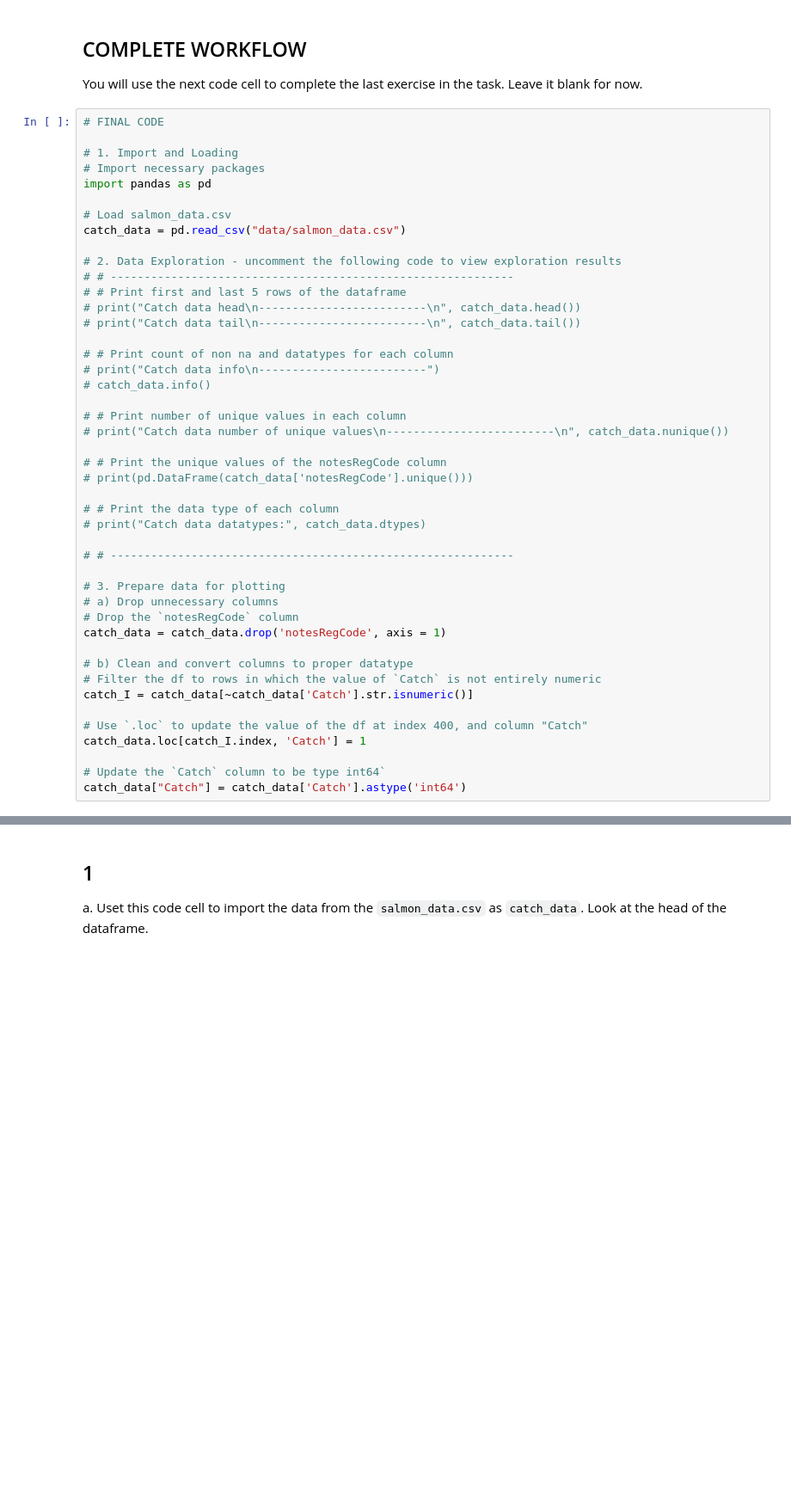
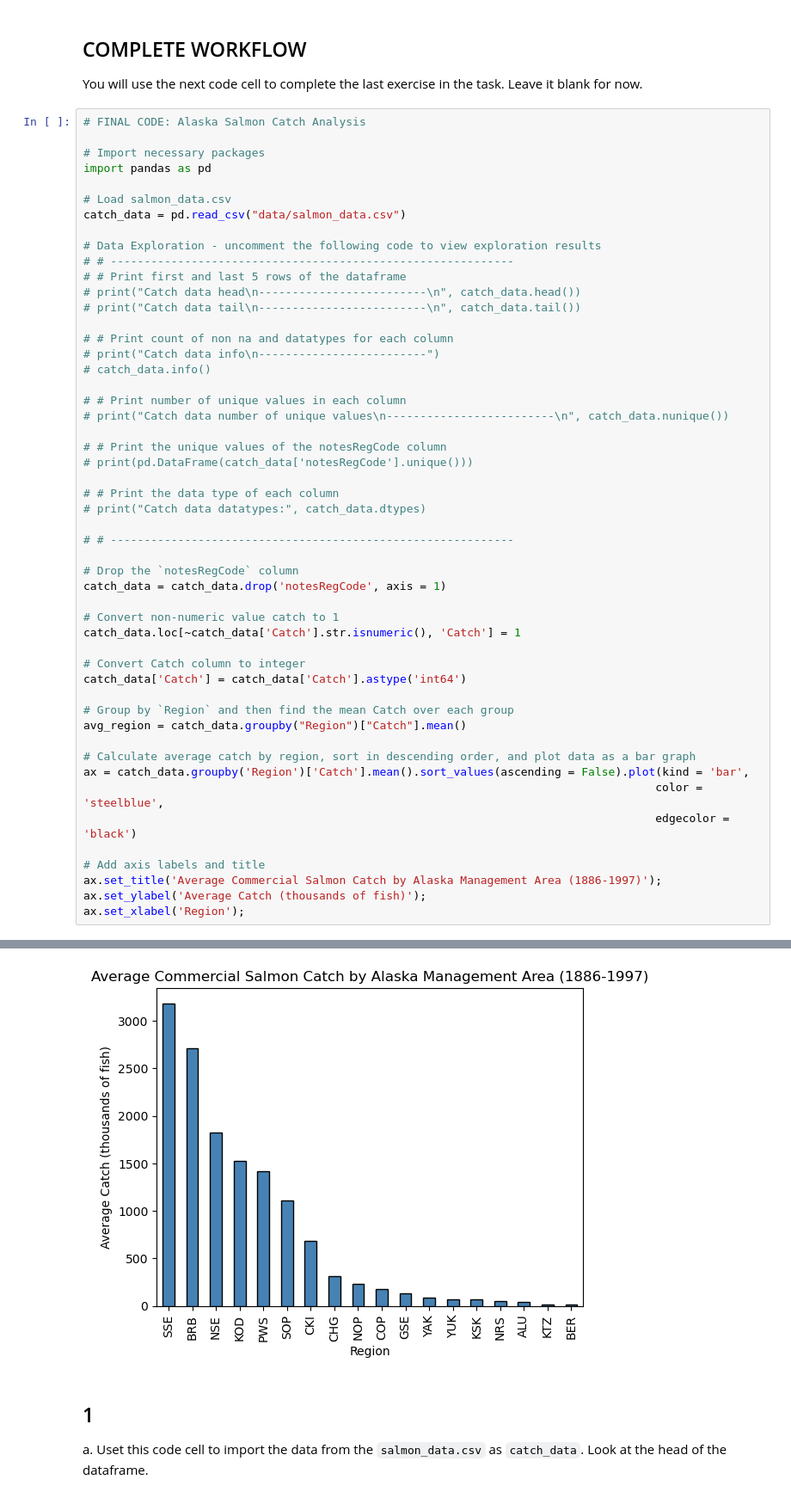
Before and after one commit to rellimylime/eds220-hwk2, a Jupyter notebook: task2/hwk2-task2-salmon.ipynb, the cells around one changed output, grey strips where cells are left out. Shown at 86% size. Saved outputs shown, nothing was run; the diff lists cells and outputs as text; blank space fills up the shorter version.

```diff
--- a/task2/hwk2-task2-salmon.ipynb
+++ b/task2/hwk2-task2-salmon.ipynb
@@ -48,16 +48,15 @@ The simplified dataset is in CSV format in the homework repository and has the f
 
 You will use the next code cell to complete the last exercise in the task. Leave it blank for now.
 # %%
-# FINAL CODE
+# FINAL CODE: Alaska Salmon Catch Analysis
 
-# 1. Import and Loading
 # Import necessary packages
 import pandas as pd
 
 # Load salmon_data.csv
 catch_data = pd.read_csv("data/salmon_data.csv")
 
-# 2. Data Exploration - uncomment the following code to view exploration results
+# Data Exploration - uncomment the following code to view exploration results
 # # ------------------------------------------------------------
 # # Print first and last 5 rows of the dataframe
 # print("Catch data head\n-------------------------\n", catch_data.head())
@@ -78,18 +77,25 @@ catch_data = pd.read_csv("data/salmon_data.csv")
 
 # # ------------------------------------------------------------
 
-# 3. Prepare data for plotting
-# a) Drop unnecessary columns
 # Drop the `notesRegCode` column
 catch_data = catch_data.drop('notesRegCode', axis = 1)
 
-# b) Clean and convert columns to proper datatype
-# Filter the df to rows in which the value of `Catch` is not entirely numeric
-catch_I = catch_data[~catch_data['Catch'].str.isnumeric()]
+# Convert non-numeric value catch to 1
+catch_data.loc[~catch_data['Catch'].str.isnumeric(), 'Catch'] = 1
 
-# Use `.loc` to update the value of the df at index 400, and column "Catch"
-catch_data.loc[catch_I.index, 'Catch'] = 1
+# Convert Catch column to integer
+catch_data['Catch'] = catch_data['Catch'].astype('int64')
 
-# Update the `Catch` column to be type int64`
-catch_data["Catch"] = catch_data['Catch'].astype('int64')
+# Group by `Region` and then find the mean Catch over each group
+avg_region = catch_data.groupby("Region")["Catch"].mean()
+
+# Calculate average catch by region, sort in descending order, and plot data as a bar graph
+ax = catch_data.groupby('Region')['Catch'].mean().sort_values(ascending = False).plot(kind = 'bar',
+                                                                                     color = 'steelblue',
+                                                                                     edgecolor = 'black')
+
+# Add axis labels and title
+ax.set_title('Average Commercial Salmon Catch by Alaska Management Area (1886-1997)');
+ax.set_ylabel('Average Catch (thousands of fish)');
+ax.set_xlabel('Region');
 # %% [output]
@@ -97,3 +102,4 @@ int64
+[figure, added]
 # %% [markdown]
 ## 1
 
```
Also changed, not shown: parts of 1 cell of this notebook.
